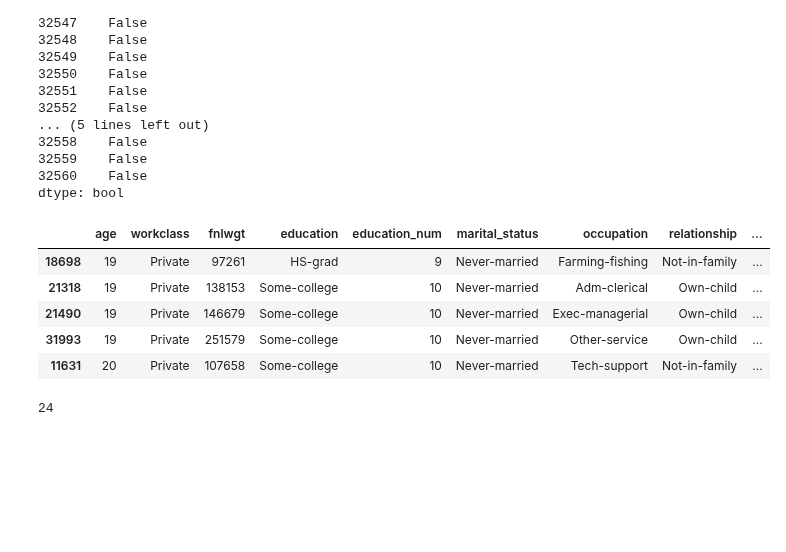
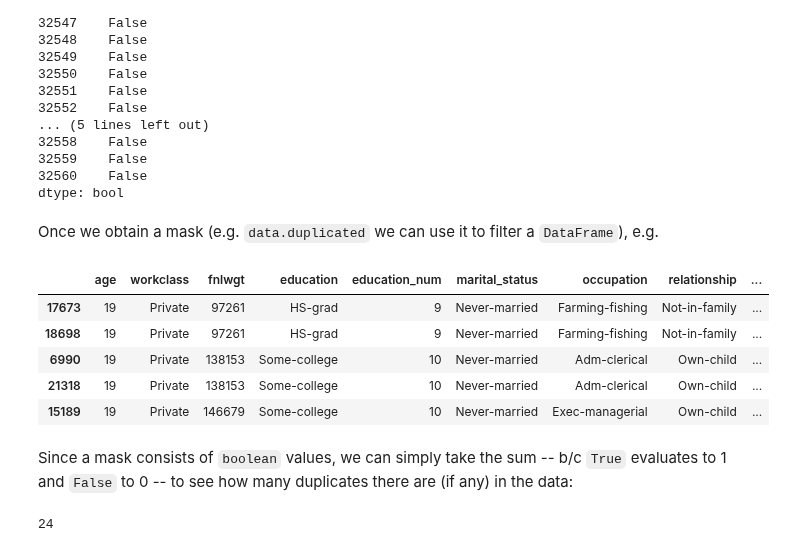
Before and after one commit to lermana/python_fundamentals, a Jupyter notebook: basics/pandas_basics.ipynb, the cells around one changed output. Cells and saved outputs as stored; diff of their text form; code cells hidden in the pictures; blank space fills up the shorter version.

```diff
--- a/basics/pandas_basics.ipynb
+++ b/basics/pandas_basics.ipynb
@@ -161,15 +174,19 @@ data.duplicated().tail(20)
 32559    False
 32560    False
 dtype: bool
+# %% [markdown]
+Once we obtain a mask (e.g. `data.duplicated` we can use it to filter a `DataFrame`), e.g.
 # %%
-data[data.duplicated(keep="first")].sort_values(cols).head()
+data[data.duplicated(keep=False)].sort_values(cols).head()
 # %% [output]
 |  | age | workclass | fnlwgt | education | education_num | marital_status | occupation | relationship | ... |
+| 17673 | 19 | Private | 97261 | HS-grad | 9 | Never-married | Farming-fishing | Not-in-family | ... |
 | 18698 | 19 | Private | 97261 | HS-grad | 9 | Never-married | Farming-fishing | Not-in-family | ... |
+| 6990 | 19 | Private | 138153 | Some-college | 10 | Never-married | Adm-clerical | Own-child | ... |
 | 21318 | 19 | Private | 138153 | Some-college | 10 | Never-married | Adm-clerical | Own-child | ... |
-| 21490 | 19 | Private | 146679 | Some-college | 10 | Never-married | Exec-managerial | Own-child | ... |
-| 31993 | 19 | Private | 251579 | Some-college | 10 | Never-married | Other-service | Own-child | ... |
-| 11631 | 20 | Private | 107658 | Some-college | 10 | Never-married | Tech-support | Not-in-family | ... |
+| 15189 | 19 | Private | 146679 | Some-college | 10 | Never-married | Exec-managerial | Own-child | ... |
+# %% [markdown]
+Since a mask consists of `boolean` values, we can simply take the sum -- b/c `True` evaluates to 1 and `False` to 0 -- to see how many duplicates there are (if any) in the data:
 # %%
 data.duplicated().sum()
 # %% [output]
```
Also changed, not shown: parts of 79 cells of this notebook, 1 other file.
